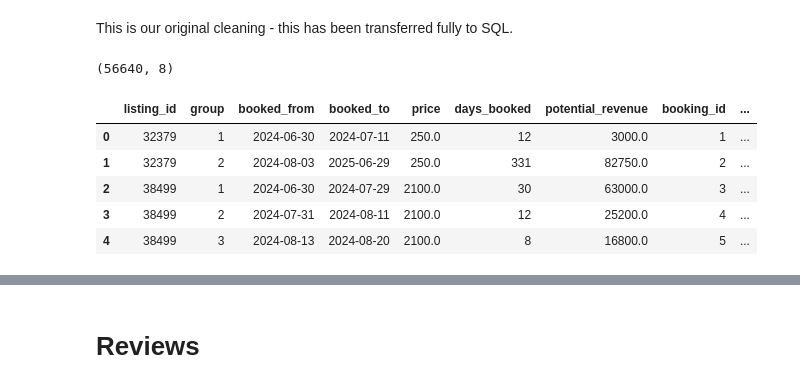
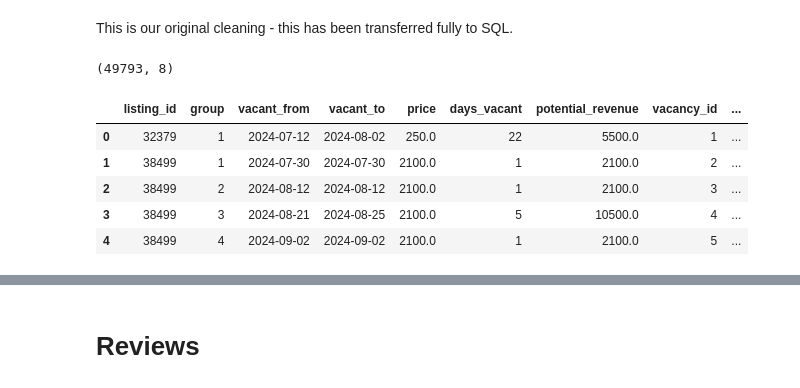
Before and after one commit to DJH961/DMV-Project, a Jupyter notebook: Cleaned data.ipynb, the cells around one changed output, grey strips where cells are left out. Cells and saved outputs as stored; diff of their text form; code cells hidden in the pictures.

Commit message:
Vacancies fix

```diff
--- a/Cleaned data.ipynb
+++ b/Cleaned data.ipynb
@@ -405,64 +405,64 @@ calendar_df.to_csv("databases/calendar_output.csv", index=False)
 # %% [markdown]
 This is our original cleaning - this has been transferred fully to SQL.
 # %%
-# Filter booked rows (available == 'f' means booked)
-booked_df = calendar_df.loc[calendar_df["available"] == 'f'].copy()
+# Filter vacant rows (available == 't' means available)
+vacant_df = calendar_df.loc[calendar_df["available"] == 't'].copy()
 
 # Convert 'date' column to datetime
-booked_df["date"] = pd.to_datetime(booked_df["date"])
+vacant_df["date"] = pd.to_datetime(vacant_df["date"])
 
 # Clean 'price' column (remove dollar signs and commas) and convert to float
-booked_df["price"] = booked_df["price"].replace({'\$': '', ',': ''}, regex=True).astype(float)
+vacant_df["price"] = vacant_df["price"].replace({'\$': '', ',': ''}, regex=True).astype(float)
 
 # Sort the data by listing_id and date
-booked_df = booked_df.sort_values(by=["listing_id", "date"])
+vacant_df = vacant_df.sort_values(by=["listing_id", "date"])
 
-# Create a 'group' column to identify consecutive 'f' values for each listing
-booked_df["group"] = (
-    (booked_df["date"] - booked_df.groupby("listing_id")["date"].shift()).gt(pd.Timedelta(days=1))
-    | booked_df.groupby("listing_id")["date"].shift().isna()
+# Create a 'group' column to identify consecutive 't' values for each listing
+vacant_df["group"] = (
+    (vacant_df["date"] - vacant_df.groupby("listing_id")["date"].shift()).gt(pd.Timedelta(days=1))
+    | vacant_df.groupby("listing_id")["date"].shift().isna()
 ).cumsum()
 
 # Reset the group counter to start from 1 for each listing_id
-booked_df["group"] = booked_df.groupby("listing_id")["group"].transform(lambda x: x - x.min() + 1)
+vacant_df["group"] = vacant_df.groupby("listing_id")["group"].transform(lambda x: x - x.min() + 1)
 
-# Aggregate the bookings by 'listing_id' and 'group' to get the booking period
-bookings = booked_df.groupby(["listing_id", "group"]).agg(
-    booked_from=("date", "min"),  # First date in the group
-    booked_to=("date", "max"),    # Last date in the group
+# Aggregate the vacancies by 'listing_id' and 'group' to get the vacancy period
+vacancies = vacant_df.groupby(["listing_id", "group"]).agg(
+    vacant_from=("date", "min"),  # First date in the group
+    vacant_to=("date", "max"),    # Last date in the group
     price=("price", "first")      # Price for the listing (same for all rows in a group)
 ).reset_index(drop=False)
 
-# Calculate the number of days booked for each booking period
-bookings["days_booked"] = (bookings["booked_to"] - bookings["booked_from"]).dt.days + 1
+# Calculate the number of days booked for each vacancy period
+vacancies["days_vacant"] = (vacancies["vacant_to"] - vacancies["vacant_from"]).dt.days + 1
 
-# Calculate potential revenue for each booking
-bookings["potential_revenue"] = bookings["price"] * bookings["days_booked"]
+# Calculate potential revenue for each vacancy
+vacancies["potential_revenue"] = vacancies["price"] * vacancies["days_vacant"]
 
-# Add a unique booking ID for each booking
-bookings["booking_id"] = range(1, len(bookings) + 1)
-bookings.shape
+# Add a unique vacancy ID for each vacancy
+vacancies["vacancy_id"] = range(1, len(vacancies) + 1)
+vacancies.shape
 
 #Save the resulting DataFrame to a CSV
-#bookings.to_csv("bookings_output.csv", index=False) - MOVED TO SQL
+#vacancies.to_csv("vacancies_output.csv", index=False) - MOVED TO SQL
 # %% [output]
-(56640, 8)
+(49793, 8)
 # %%
-# Function to determine the predominant month of a booking
+# Function to determine the predominant month of a vacancy
 def predominant_month(row):
-    mid_date = row['booked_from'] + (row['booked_to'] - row['booked_from']) / 2
+    mid_date = row['vacant_from'] + (row['vacant_to'] - row['vacant_from']) / 2
     return mid_date.month
 
-# Add the 'predominant_month' column to the bookings DataFrame
-bookings['predominant_month'] = bookings.apply(predominant_month, axis=1)
+# Add the 'predominant_month' column to the vacancies DataFrame
+vacancies['predominant_month'] = vacancies.apply(predominant_month, axis=1)
 
 # Display the updated DataFrame
-bookings.head()
+vacancies.head()
 # %% [output]
-|  | listing_id | group | booked_from | booked_to | price | days_booked | potential_revenue | booking_id | ... |
-| 0 | 32379 | 1 | 2024-06-30 | 2024-07-11 | 250.0 | 12 | 3000.0 | 1 | ... |
-| 1 | 32379 | 2 | 2024-08-03 | 2025-06-29 | 250.0 | 331 | 82750.0 | 2 | ... |
-| 2 | 38499 | 1 | 2024-06-30 | 2024-07-29 | 2100.0 | 30 | 63000.0 | 3 | ... |
-| 3 | 38499 | 2 | 2024-07-31 | 2024-08-11 | 2100.0 | 12 | 25200.0 | 4 | ... |
-| 4 | 38499 | 3 | 2024-08-13 | 2024-08-20 | 2100.0 | 8 | 16800.0 | 5 | ... |
+|  | listing_id | group | vacant_from | vacant_to | price | days_vacant | potential_revenue | vacancy_id | ... |
+| 0 | 32379 | 1 | 2024-07-12 | 2024-08-02 | 250.0 | 22 | 5500.0 | 1 | ... |
+| 1 | 38499 | 1 | 2024-07-30 | 2024-07-30 | 2100.0 | 1 | 2100.0 | 2 | ... |
+| 2 | 38499 | 2 | 2024-08-12 | 2024-08-12 | 2100.0 | 1 | 2100.0 | 3 | ... |
+| 3 | 38499 | 3 | 2024-08-21 | 2024-08-25 | 2100.0 | 5 | 10500.0 | 4 | ... |
+| 4 | 38499 | 4 | 2024-09-02 | 2024-09-02 | 2100.0 | 1 | 2100.0 | 5 | ... |
 # %%
```
Also changed, not shown: parts of 10 cells of this notebook, 3 other files.
